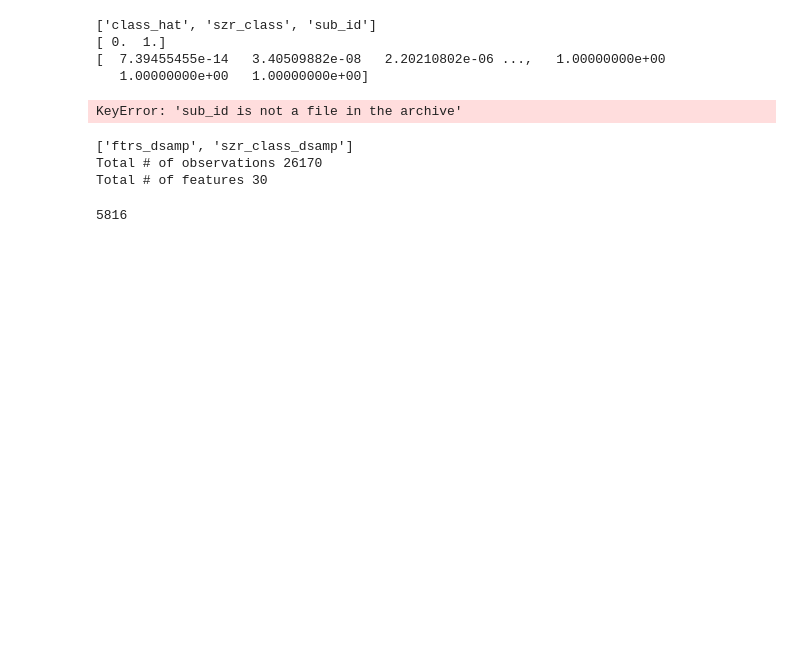
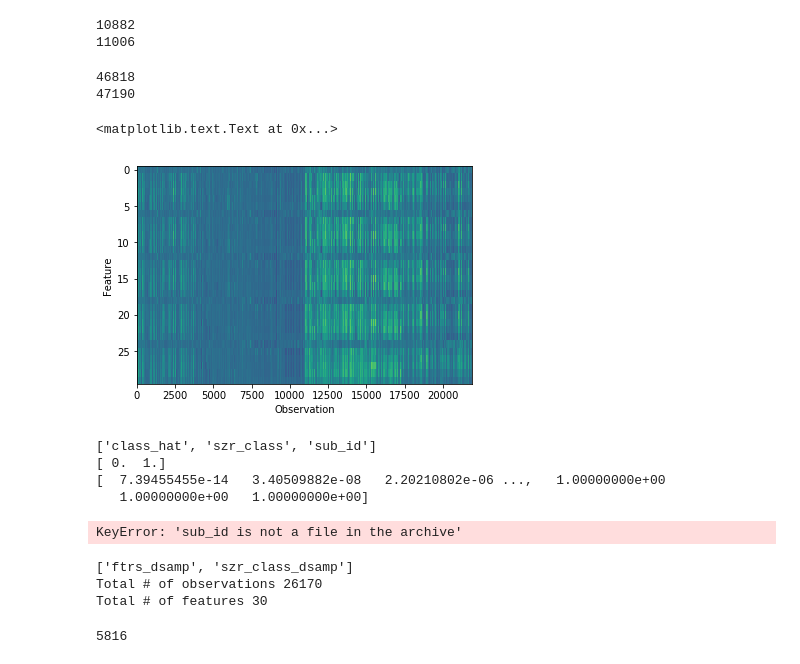
Before and after one commit to dmgroppe/SZR_ANT, a Jupyter notebook: EU_GENERAL/sbox_lap.ipynb, the cells around one changed output. Drawn from its saved outputs; the diff is of its cells as text; code cells hidden in the pictures; blank space fills up the shorter version.

```diff
--- a/EU_GENERAL/sbox_lap.ipynb
+++ b/EU_GENERAL/sbox_lap.ipynb
@@ -6,0 +36,16 @@ import matplotlib.pyplot as plt
+# %%
+train_subs_list=[1125, 1096, 253]
+ftr_root='/Users/davidgroppe/PycharmProjects/SZR_ANT/EU_GENERAL/EU_GENERAL_FTRS'
+ftr='SE'
+dsamp_pcnt=.1
+ftr_info_dict=eu.data_size_and_fnames(train_subs_list, ftr_root, ftr, dsamp_pcnt)
+print(ftr_info_dict.keys())
+
+n_dim=ftr_info_dict['ftr_dim']
+n_non_wind=ftr_info_dict['grand_n_non_wind']
+n_szr_wind=ftr_info_dict['grand_n_szr_wind']
+n_wind=n_non_wind+n_szr_wind
+ftrs, szr_class, sub_id=eu.import_data(ftr_info_dict['grand_szr_fnames'], ftr_info_dict['grand_non_fnames'],
+                                       ftr_info_dict['szr_file_subs'],ftr_info_dict['non_file_subs'],
+                                       n_szr_wind, n_non_wind, n_dim, dsamp_pcnt)
+print(ftrs.shape)
@@ -7,3 +70,25 @@ import matplotlib.pyplot as plt
+# %%
+print(ftr_info_dict['grand_n_szr_wind'])
+print(ftr_info_dict['grand_n_non_wind'])
+# %% [output]
+10882
+11006
+# %%
+print(ftr_info_dict['grand_n_szr_wind'])
+print(ftr_info_dict['grand_n_non_wind'])
+# %% [output]
+46818
+47190
+# %%
+plt.figure(1)
+plt.clf()
+min_ftr=np.min(ftrs)
+plt.imshow(np.log10(ftrs.T-min_ftr+1),aspect='auto');
+plt.ylabel('Feature')
+plt.xlabel('Observation')
+# %% [output]
+<matplotlib.text.Text at 0x...>
+[figure, added]
 # %%
 in_fname='/Users/davidgroppe/PycharmProjects/SZR_ANT/MODELS/genLogregSe_1/classify_metrics_srch.npz'
 # %%
```
Also changed, not shown: parts of 5 cells of this notebook, 1 other file.
